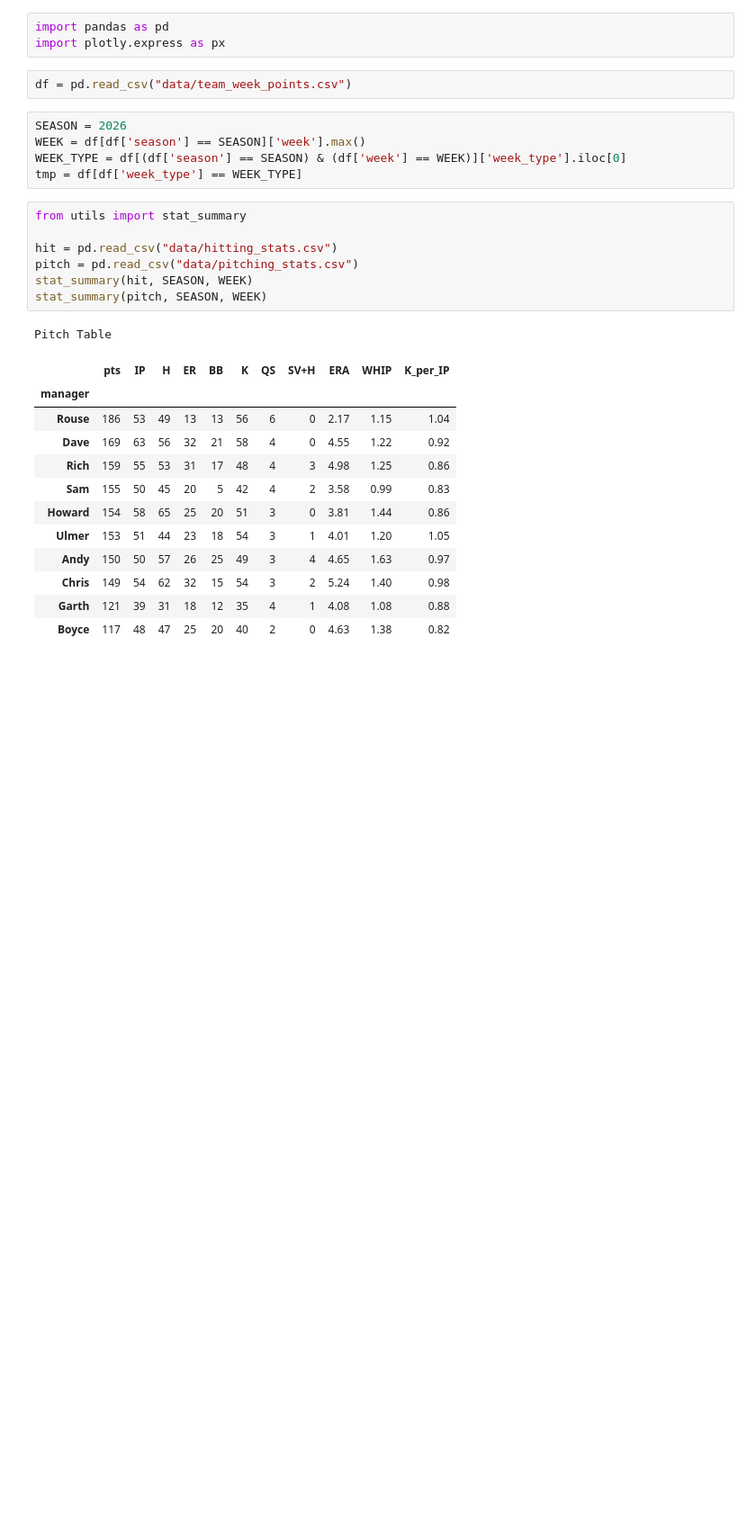
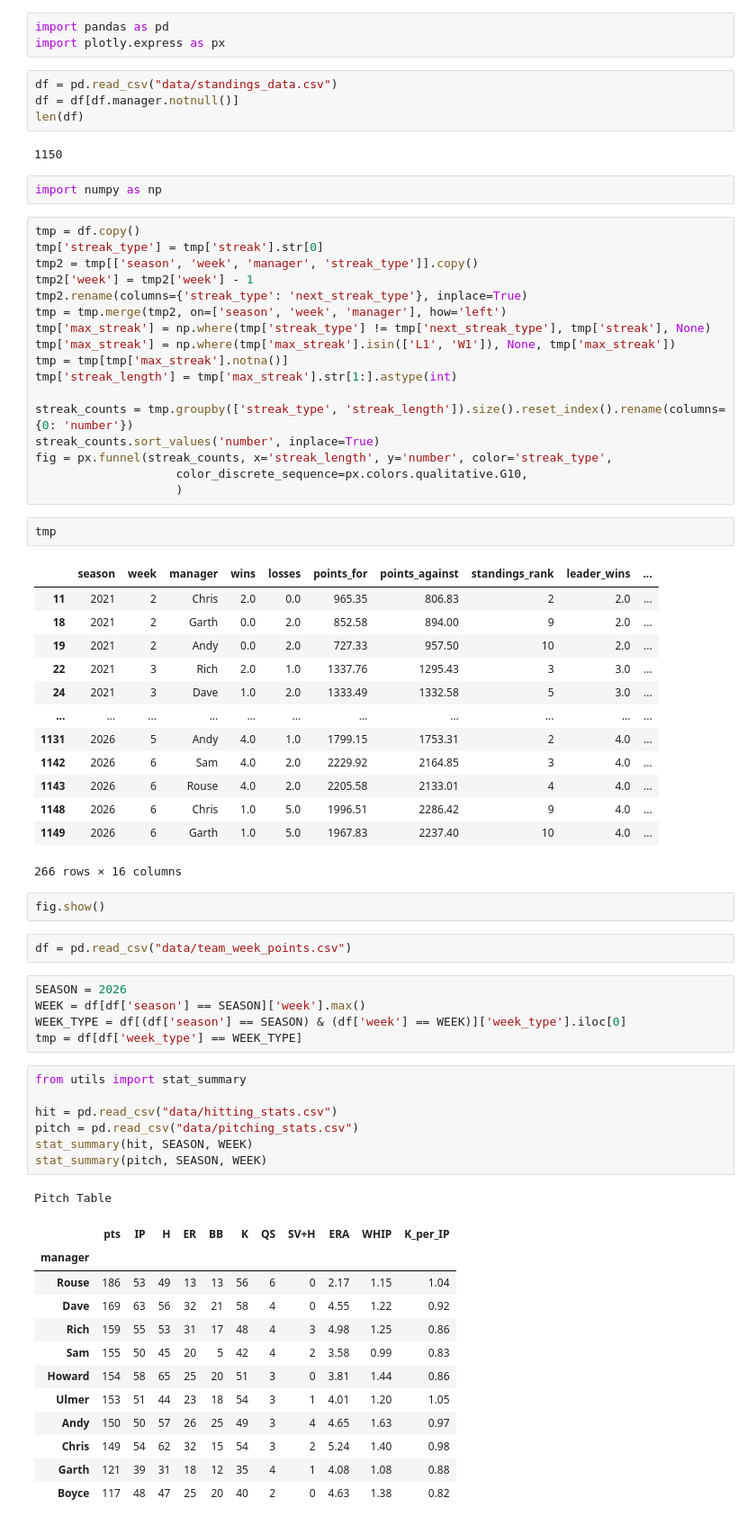
Before and after one commit to alexboyce3/fbl_dash, a Jupyter notebook: plotting.ipynb, the cells around one changed output. Shown at 90% size. Cells and saved outputs as stored; diff of their text form; blank space fills up the shorter version.

Commit message:
fix streaks plot

```diff
--- a/plotting.ipynb
+++ b/plotting.ipynb
@@ -1,6 +1,49 @@
 # %%
 import pandas as pd
 import plotly.express as px
+# %%
+df = pd.read_csv("data/standings_data.csv")
+df = df[df.manager.notnull()]
+len(df)
+# %% [output]
+1150
+# %%
+import numpy as np
+# %%
+tmp = df.copy()
+tmp['streak_type'] = tmp['streak'].str[0]
+tmp2 = tmp[['season', 'week', 'manager', 'streak_type']].copy()
+tmp2['week'] = tmp2['week'] - 1
+tmp2.rename(columns={'streak_type': 'next_streak_type'}, inplace=True)
+tmp = tmp.merge(tmp2, on=['season', 'week', 'manager'], how='left')
+tmp['max_streak'] = np.where(tmp['streak_type'] != tmp['next_streak_type'], tmp['streak'], None)
+tmp['max_streak'] = np.where(tmp['max_streak'].isin(['L1', 'W1']), None, tmp['max_streak'])
+tmp = tmp[tmp['max_streak'].notna()]
+tmp['streak_length'] = tmp['max_streak'].str[1:].astype(int)
+
+streak_counts = tmp.groupby(['streak_type', 'streak_length']).size().reset_index().rename(columns={0: 'number'})
+streak_counts.sort_values('number', inplace=True)
+fig = px.funnel(streak_counts, x='streak_length', y='number', color='streak_type',
+                    color_discrete_sequence=px.colors.qualitative.G10,
+                    )
+# %%
+tmp
+# %% [output]
+|  | season | week | manager | wins | losses | points_for | points_against | standings_rank | leader_wins | ... |
+| 11 | 2021 | 2 | Chris | 2.0 | 0.0 | 965.35 | 806.83 | 2 | 2.0 | ... |
+| 18 | 2021 | 2 | Garth | 0.0 | 2.0 | 852.58 | 894.00 | 9 | 2.0 | ... |
+| 19 | 2021 | 2 | Andy | 0.0 | 2.0 | 727.33 | 957.50 | 10 | 2.0 | ... |
+| 22 | 2021 | 3 | Rich | 2.0 | 1.0 | 1337.76 | 1295.43 | 3 | 3.0 | ... |
+| 24 | 2021 | 3 | Dave | 1.0 | 2.0 | 1333.49 | 1332.58 | 5 | 3.0 | ... |
+| ... | ... | ... | ... | ... | ... | ... | ... | ... | ... | ... |
+| 1131 | 2026 | 5 | Andy | 4.0 | 1.0 | 1799.15 | 1753.31 | 2 | 4.0 | ... |
+| 1142 | 2026 | 6 | Sam | 4.0 | 2.0 | 2229.92 | 2164.85 | 3 | 4.0 | ... |
+| 1143 | 2026 | 6 | Rouse | 4.0 | 2.0 | 2205.58 | 2133.01 | 4 | 4.0 | ... |
+| 1148 | 2026 | 6 | Chris | 1.0 | 5.0 | 1996.51 | 2286.42 | 9 | 4.0 | ... |
+| 1149 | 2026 | 6 | Garth | 1.0 | 5.0 | 1967.83 | 2237.40 | 10 | 4.0 | ... |
+266 rows × 16 columns
+# %%
+fig.show()
 # %%
 df = pd.read_csv("data/team_week_points.csv")
 # %%
```
Also changed, not shown: 1 other file.
